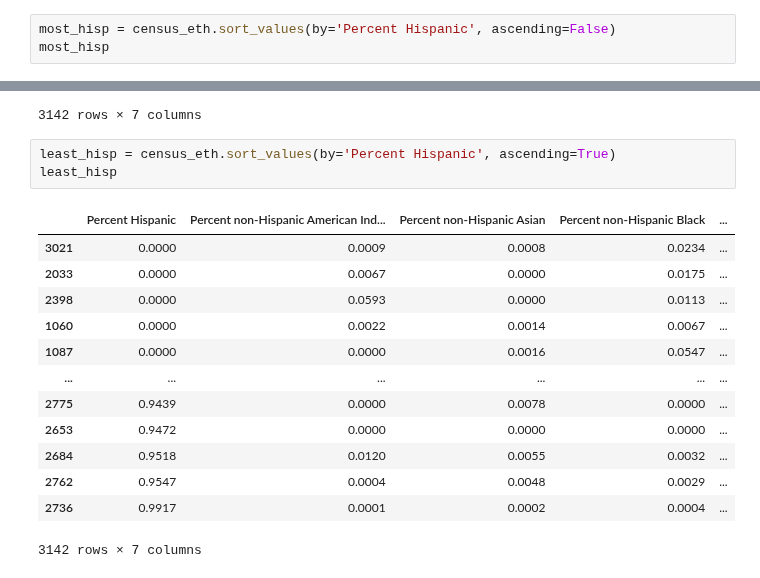
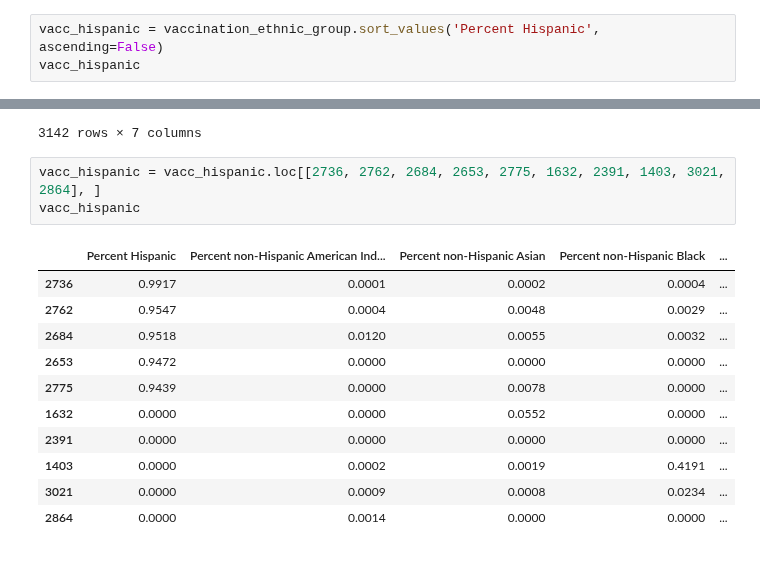
Before and after one commit to mgeffroy/P1-US-COVID-19-Vaccination-Campaign, a Jupyter notebook: Gender, Age and Ethnicity.ipynb, the cells around one changed output, grey strips where cells are left out. Saved outputs shown, nothing was run; the diff lists cells and outputs as text.

```diff
--- a/Gender, Age and Ethnicity.ipynb
+++ b/Gender, Age and Ethnicity.ipynb
@@ -14,6 +46,6 @@ census_eth = pd.read_csv('clean_data/census_2019_ethnicity.csv', dtype={'FIPS Co
 # %%
-most_hisp = census_eth.sort_values(by='Percent Hispanic', ascending=False)
-most_hisp
+vacc_hispanic = vaccination_ethnic_group.sort_values('Percent Hispanic', ascending=False)
+vacc_hispanic
 # %% [output]
 |  | Percent Hispanic | Percent non-Hispanic American Ind... | Percent non-Hispanic Asian | Percent non-Hispanic Black | ... |
 | 2736 | 0.9917 | 0.0001 | 0.0002 | 0.0004 | ... |
@@ -28,21 +60,19 @@ most_hisp
 | 3021 | 0.0000 | 0.0009 | 0.0008 | 0.0234 | ... |
 | 2864 | 0.0000 | 0.0014 | 0.0000 | 0.0000 | ... |
 3142 rows × 7 columns
-# %%
-least_hisp = census_eth.sort_values(by='Percent Hispanic', ascending=True)
-least_hisp
-# %% [output]
-|  | Percent Hispanic | Percent non-Hispanic American Ind... | Percent non-Hispanic Asian | Percent non-Hispanic Black | ... |
-| 3021 | 0.0000 | 0.0009 | 0.0008 | 0.0234 | ... |
-| 2033 | 0.0000 | 0.0067 | 0.0000 | 0.0175 | ... |
-| 2398 | 0.0000 | 0.0593 | 0.0000 | 0.0113 | ... |
-| 1060 | 0.0000 | 0.0022 | 0.0014 | 0.0067 | ... |
-| 1087 | 0.0000 | 0.0000 | 0.0016 | 0.0547 | ... |
-| ... | ... | ... | ... | ... | ... |
-| 2775 | 0.9439 | 0.0000 | 0.0078 | 0.0000 | ... |
-| 2653 | 0.9472 | 0.0000 | 0.0000 | 0.0000 | ... |
-| 2684 | 0.9518 | 0.0120 | 0.0055 | 0.0032 | ... |
-| 2762 | 0.9547 | 0.0004 | 0.0048 | 0.0029 | ... |
-| 2736 | 0.9917 | 0.0001 | 0.0002 | 0.0004 | ... |
-3142 rows × 7 columns
+# %%
+vacc_hispanic = vacc_hispanic.loc[[2736, 2762, 2684, 2653, 2775, 1632, 2391, 1403, 3021, 2864], ]
+vacc_hispanic
+# %% [output]
+|  | Percent Hispanic | Percent non-Hispanic American Ind... | Percent non-Hispanic Asian | Percent non-Hispanic Black | ... |
+| 2736 | 0.9917 | 0.0001 | 0.0002 | 0.0004 | ... |
+| 2762 | 0.9547 | 0.0004 | 0.0048 | 0.0029 | ... |
+| 2684 | 0.9518 | 0.0120 | 0.0055 | 0.0032 | ... |
+| 2653 | 0.9472 | 0.0000 | 0.0000 | 0.0000 | ... |
+| 2775 | 0.9439 | 0.0000 | 0.0078 | 0.0000 | ... |
+| 1632 | 0.0000 | 0.0000 | 0.0552 | 0.0000 | ... |
+| 2391 | 0.0000 | 0.0000 | 0.0000 | 0.0000 | ... |
+| 1403 | 0.0000 | 0.0002 | 0.0019 | 0.4191 | ... |
+| 3021 | 0.0000 | 0.0009 | 0.0008 | 0.0234 | ... |
+| 2864 | 0.0000 | 0.0014 | 0.0000 | 0.0000 | ... |
 # %%
```
Also changed, not shown: parts of 4 cells of this notebook.
